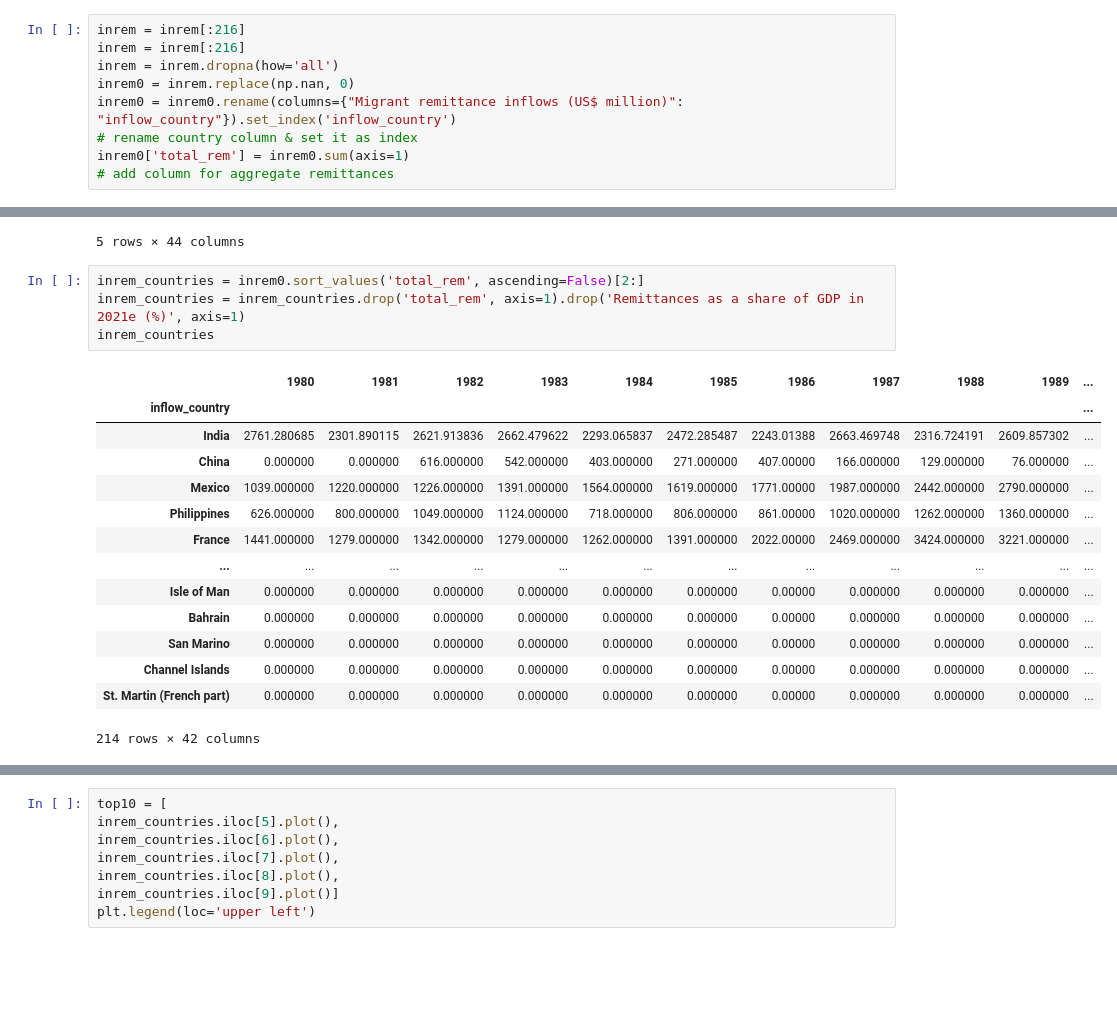
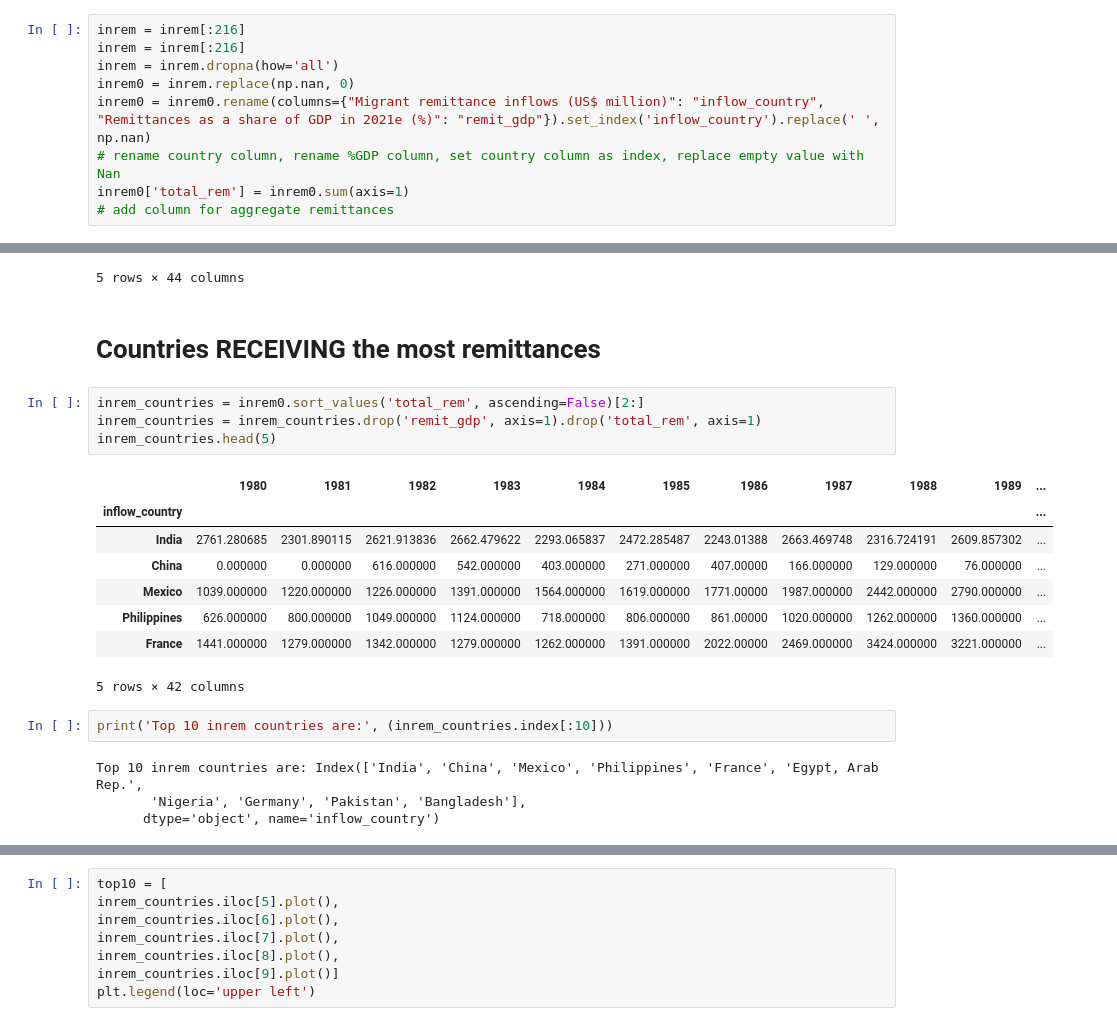
Before and after one commit to bukanif/CYPLAN255-1, a Jupyter notebook: notebooks_copy_2/Remittances.ipynb, the cells around one changed output, grey strips where cells are left out. Drawn from its saved outputs; the diff is of its cells as text; blank space fills up the shorter version.

```diff
--- a/notebooks_copy_2/Remittances.ipynb
+++ b/notebooks_copy_2/Remittances.ipynb
@@ -52,8 +22,8 @@ inrem = inrem[:216]
 inrem = inrem[:216]
 inrem = inrem.dropna(how='all')
 inrem0 = inrem.replace(np.nan, 0)
-inrem0 = inrem0.rename(columns={"Migrant remittance inflows (US$ million)": "inflow_country"}).set_index('inflow_country')
-# rename country column & set it as index
+inrem0 = inrem0.rename(columns={"Migrant remittance inflows (US$ million)": "inflow_country", "Remittances as a share of GDP in 2021e (%)": "remit_gdp"}).set_index('inflow_country').replace(' ', np.nan)
+# rename country column, rename %GDP column, set country column as index, replace empty value with Nan
 inrem0['total_rem'] = inrem0.sum(axis=1)
 # add column for aggregate remittances
 # %%
@@ -67,25 +37,27 @@ inrem0.head()
 | American Samoa | 0.0 | 0.0 | 0.0 | 0.0 | 0.0 | 0.0 | 0.0 | 0.0 | 0.0 | 0.0 | ... |
 | Andorra | 0.0 | 0.0 | 0.0 | 0.0 | 0.0 | 0.0 | 0.0 | 0.0 | 0.0 | 0.0 | ... |
 5 rows × 44 columns
+# %% [markdown]
+# Countries RECEIVING the most remittances
 # %%
 inrem_countries = inrem0.sort_values('total_rem', ascending=False)[2:]
-inrem_countries = inrem_countries.drop('total_rem', axis=1).drop('Remittances as a share of GDP in 2021e (%)', axis=1)
-inrem_countries
+inrem_countries = inrem_countries.drop('remit_gdp', axis=1).drop('total_rem', axis=1)
+inrem_countries.head(5)
 # %% [output]
 |  | 1980 | 1981 | 1982 | 1983 | 1984 | 1985 | 1986 | 1987 | 1988 | 1989 | ... |
 | inflow_country |  |  |  |  |  |  |  |  |  |  | ... |
 | India | 2761.280685 | 2301.890115 | 2621.913836 | 2662.479622 | 2293.065837 | 2472.285487 | 2243.01388 | 2663.469748 | 2316.724191 | 2609.857302 | ... |
 | China | 0.000000 | 0.000000 | 616.000000 | 542.000000 | 403.000000 | 271.000000 | 407.00000 | 166.000000 | 129.000000 | 76.000000 | ... |
 | Mexico | 1039.000000 | 1220.000000 | 1226.000000 | 1391.000000 | 1564.000000 | 1619.000000 | 1771.00000 | 1987.000000 | 2442.000000 | 2790.000000 | ... |
 | Philippines | 626.000000 | 800.000000 | 1049.000000 | 1124.000000 | 718.000000 | 806.000000 | 861.00000 | 1020.000000 | 1262.000000 | 1360.000000 | ... |
 | France | 1441.000000 | 1279.000000 | 1342.000000 | 1279.000000 | 1262.000000 | 1391.000000 | 2022.00000 | 2469.000000 | 3424.000000 | 3221.000000 | ... |
-| ... | ... | ... | ... | ... | ... | ... | ... | ... | ... | ... | ... |
-| Isle of Man | 0.000000 | 0.000000 | 0.000000 | 0.000000 | 0.000000 | 0.000000 | 0.00000 | 0.000000 | 0.000000 | 0.000000 | ... |
-| Bahrain | 0.000000 | 0.000000 | 0.000000 | 0.000000 | 0.000000 | 0.000000 | 0.00000 | 0.000000 | 0.000000 | 0.000000 | ... |
-| San Marino | 0.000000 | 0.000000 | 0.000000 | 0.000000 | 0.000000 | 0.000000 | 0.00000 | 0.000000 | 0.000000 | 0.000000 | ... |
-| Channel Islands | 0.000000 | 0.000000 | 0.000000 | 0.000000 | 0.000000 | 0.000000 | 0.00000 | 0.000000 | 0.000000 | 0.000000 | ... |
-| St. Martin (French part) | 0.000000 | 0.000000 | 0.000000 | 0.000000 | 0.000000 | 0.000000 | 0.00000 | 0.000000 | 0.000000 | 0.000000 | ... |
-214 rows × 42 columns
+5 rows × 42 columns
+# %%
+print('Top 10 inrem countries are:', (inrem_countries.index[:10]))
+# %% [output]
+Top 10 inrem countries are: Index(['India', 'China', 'Mexico', 'Philippines', 'France', 'Egypt, Arab Rep.',
+       'Nigeria', 'Germany', 'Pakistan', 'Bangladesh'],
+      dtype='object', name='inflow_country')
 # %%
 top5 = [
 inrem_countries.iloc[0].plot(),
```
Also changed, not shown: parts of 29 cells of this notebook.
